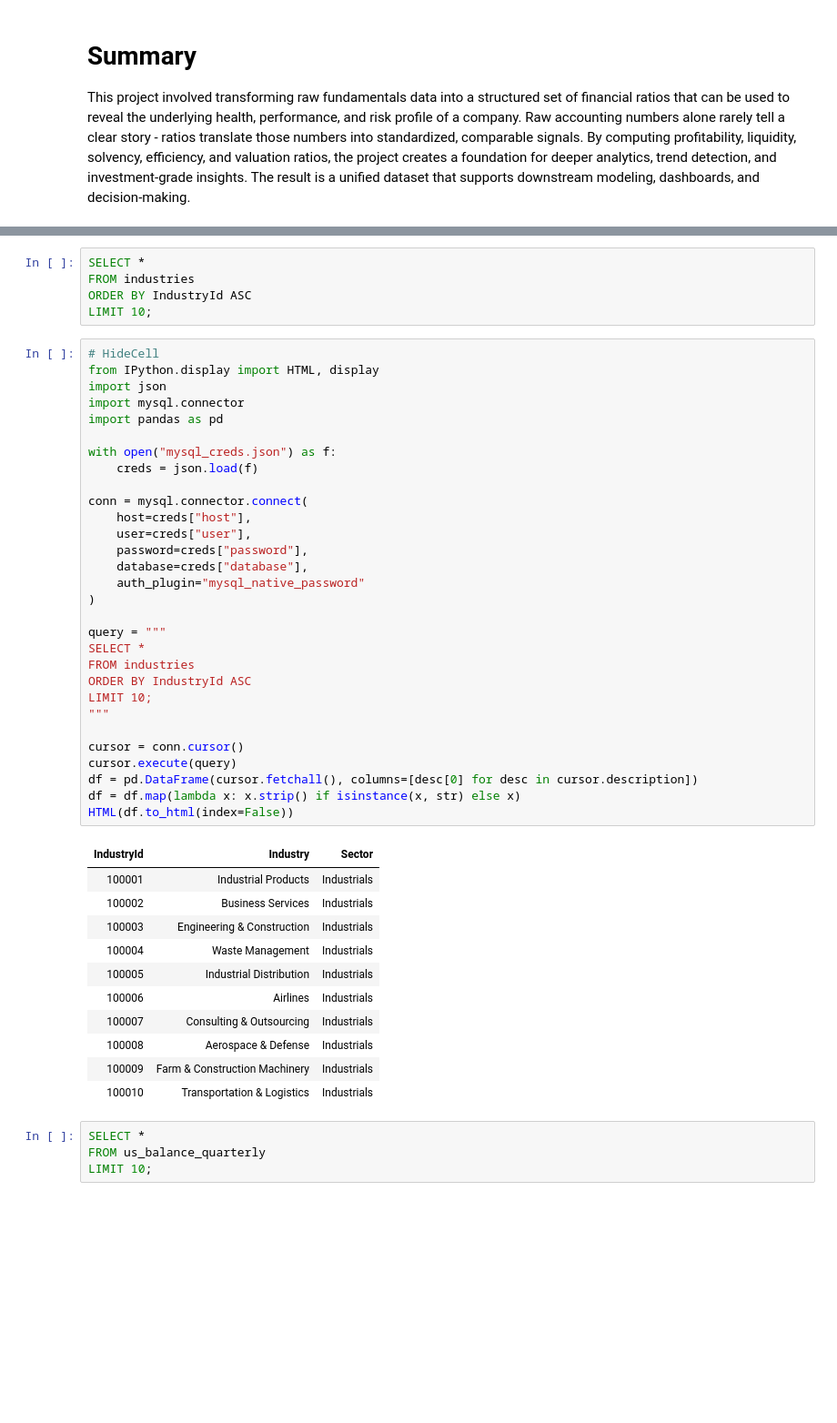
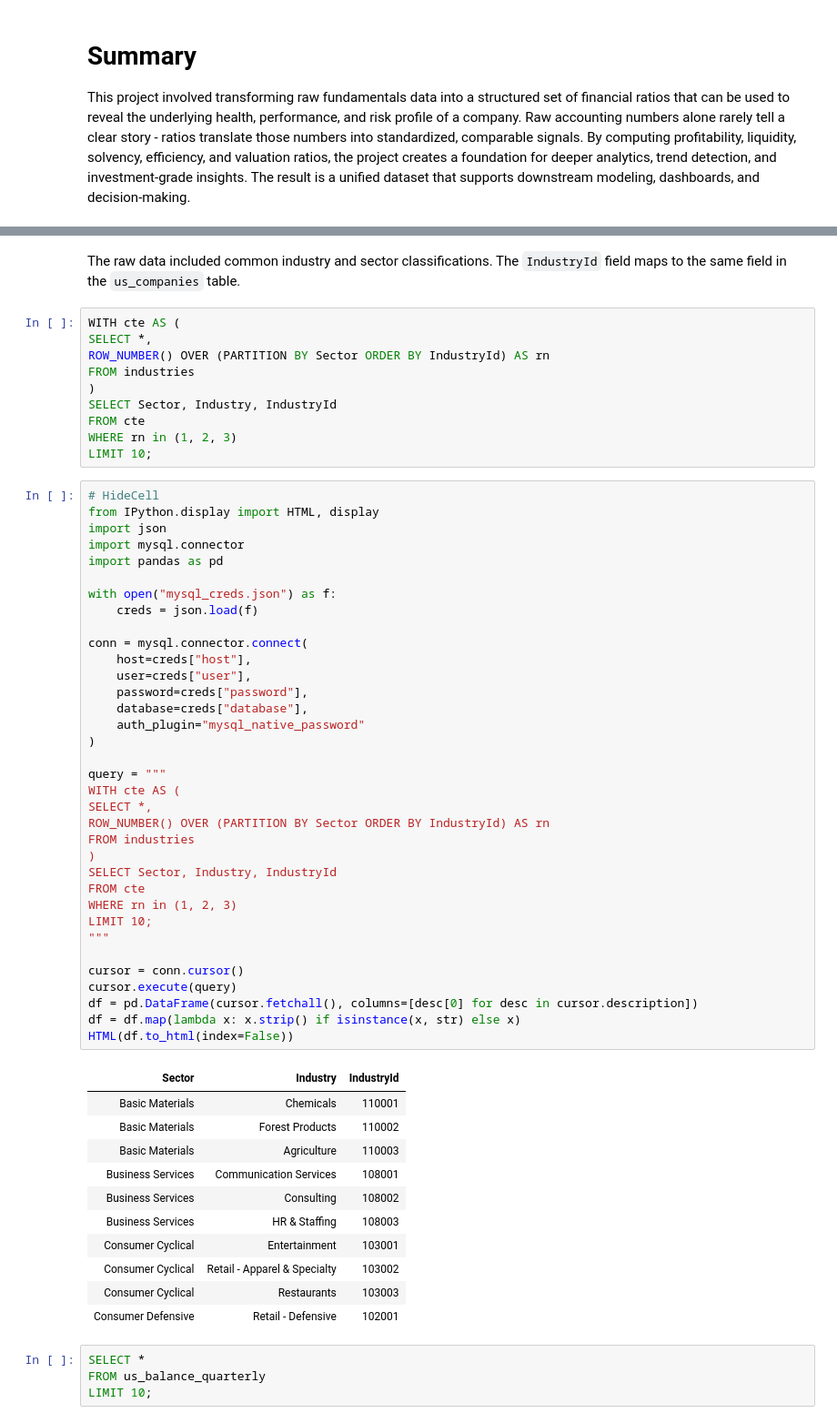
Before and after one commit to aaron-san/fundamentals-db-simfin-mysql, a Jupyter notebook: index.ipynb, the cells around one changed output, grey strips where cells are left out. Shown at 91% size. Saved outputs shown, nothing was run; the diff lists cells and outputs as text; blank space fills up the shorter version.

```diff
--- a/index.ipynb
+++ b/index.ipynb
@@ -118,50 +118,62 @@ The raw data was acquired from [SimFin.com](https://www.simfin.com/en/fundamenta
+# %% [markdown]
+The raw data included common industry and sector classifications. The `IndustryId` field maps to the same field in the `us_companies` table.
 # %%
-SELECT *
+WITH cte AS (
+SELECT *,
+ROW_NUMBER() OVER (PARTITION BY Sector ORDER BY IndustryId) AS rn
 FROM industries
-ORDER BY IndustryId ASC
+)
+SELECT Sector, Industry, IndustryId
+FROM cte
+WHERE rn in (1, 2, 3)
 LIMIT 10;
 # %%
 # HideCell
 from IPython.display import HTML, display
 import json
 import mysql.connector
 import pandas as pd
 
 with open("mysql_creds.json") as f:
     creds = json.load(f)
 
 conn = mysql.connector.connect(
     host=creds["host"],
     user=creds["user"],
     password=creds["password"],
     database=creds["database"],
     auth_plugin="mysql_native_password"
 )
 
 query = """
-SELECT *
+WITH cte AS (
+SELECT *,
+ROW_NUMBER() OVER (PARTITION BY Sector ORDER BY IndustryId) AS rn
 FROM industries
-ORDER BY IndustryId ASC
+)
+SELECT Sector, Industry, IndustryId
+FROM cte
+WHERE rn in (1, 2, 3)
 LIMIT 10;
 """
 
 cursor = conn.cursor()
 cursor.execute(query)
 df = pd.DataFrame(cursor.fetchall(), columns=[desc[0] for desc in cursor.description])
 df = df.map(lambda x: x.strip() if isinstance(x, str) else x)
 HTML(df.to_html(index=False))
 # %% [output]
-| IndustryId | Industry | Sector |
-| 100001 | Industrial Products | Industrials |
-| 100002 | Business Services | Industrials |
-| 100003 | Engineering & Construction | Industrials |
-| 100004 | Waste Management | Industrials |
-| 100005 | Industrial Distribution | Industrials |
-| 100006 | Airlines | Industrials |
-| 100007 | Consulting & Outsourcing | Industrials |
-| 100008 | Aerospace & Defense | Industrials |
-| 100009 | Farm & Construction Machinery | Industrials |
-| 100010 | Transportation & Logistics | Industrials |
+| Sector | Industry | IndustryId |
+| Basic Materials | Chemicals | 110001 |
+| Basic Materials | Forest Products | 110002 |
+| Basic Materials | Agriculture | 110003 |
+| Business Services | Communication Services | 108001 |
+| Business Services | Consulting | 108002 |
+| Business Services | HR & Staffing | 108003 |
+| Consumer Cyclical | Entertainment | 103001 |
+| Consumer Cyclical | Retail - Apparel & Specialty | 103002 |
+| Consumer Cyclical | Restaurants | 103003 |
+| Consumer Defensive | Retail - Defensive | 102001 |
 # %%
 SELECT *
 FROM us_balance_quarterly
```
Also changed, not shown: parts of 13 cells of this notebook, 3 other files.
